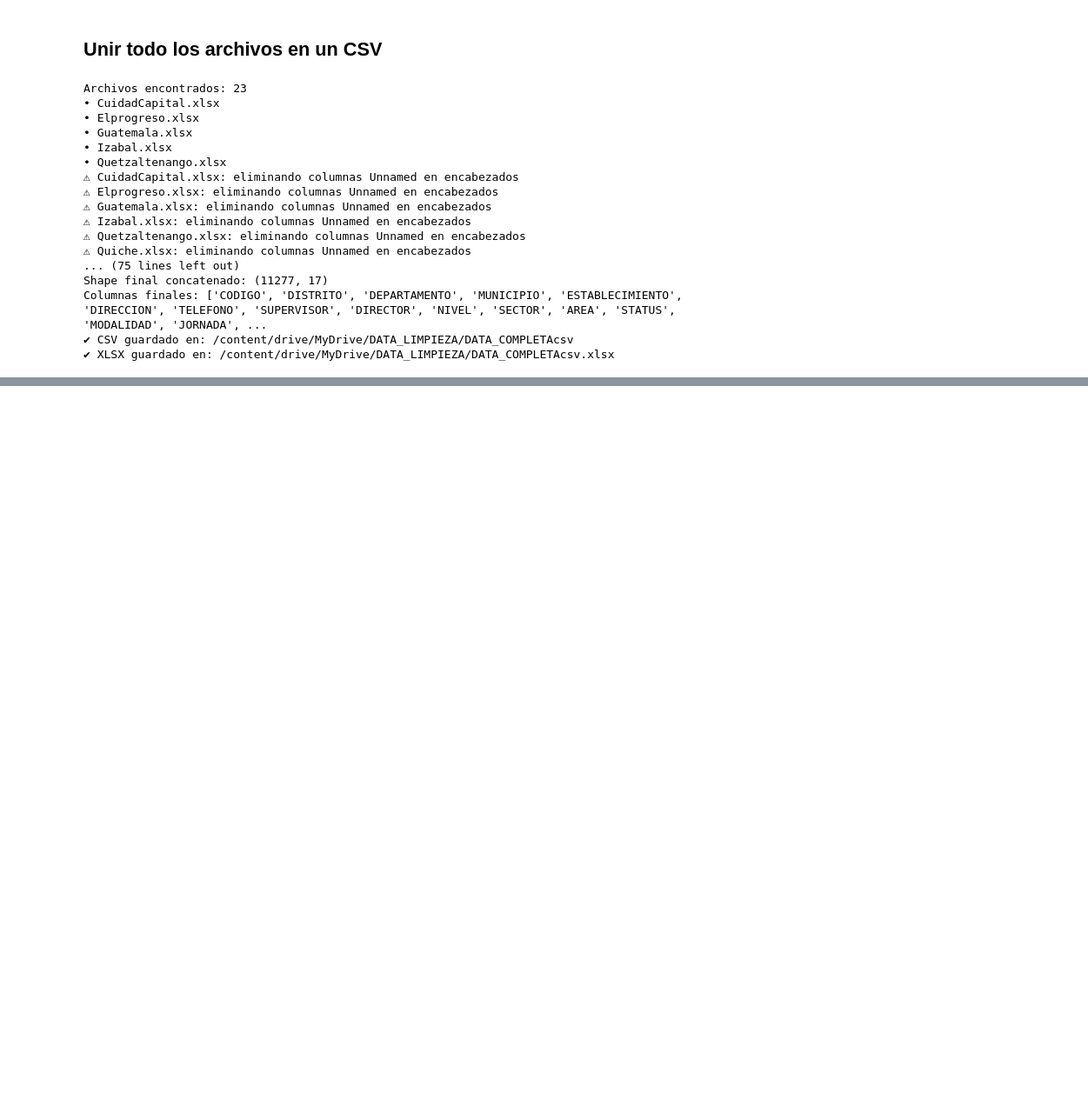
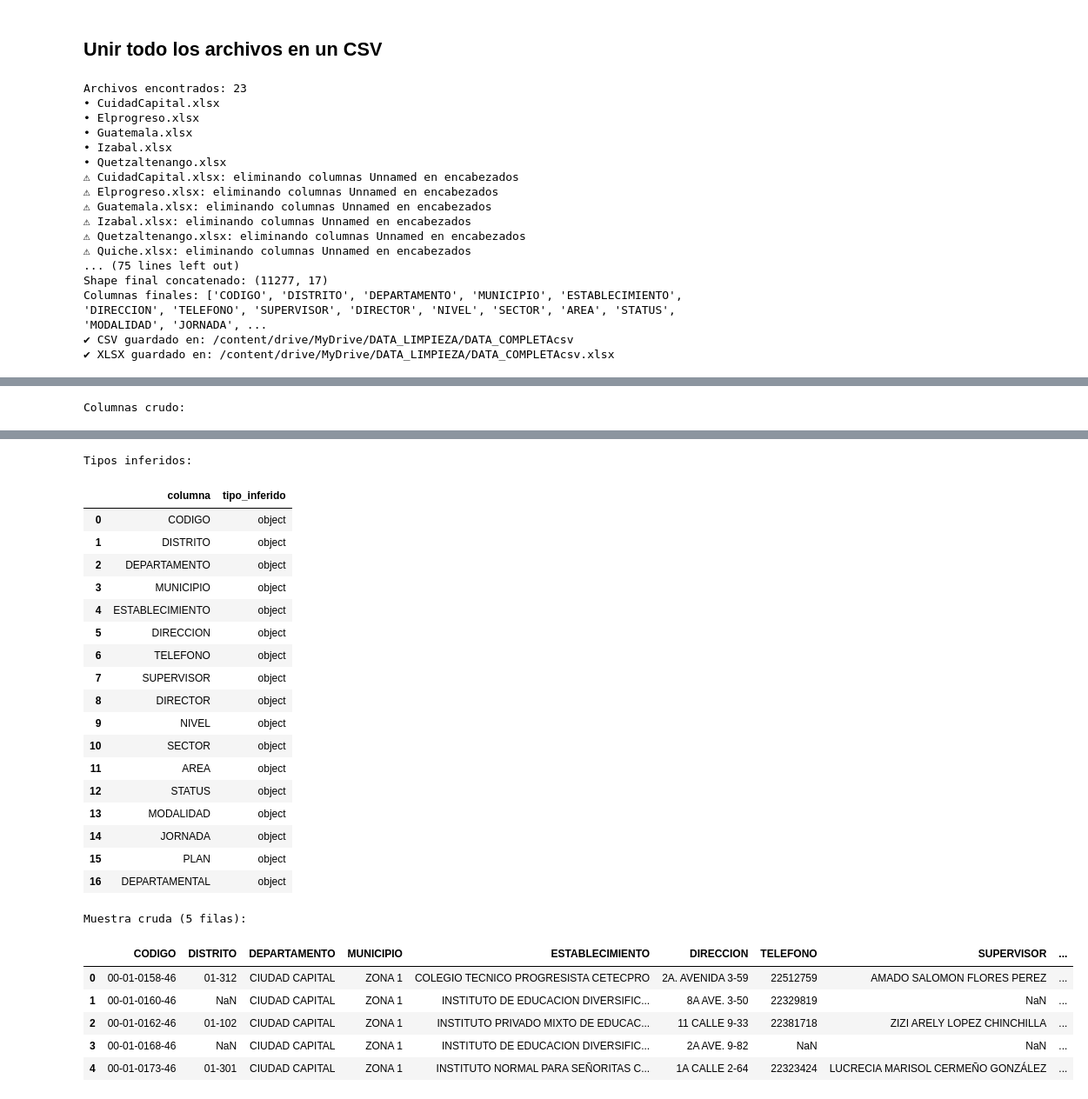
Before and after one commit to DiederichSolis/PR_data, a Jupyter notebook: Proyecto.ipynb, the cells around one changed output, grey strips where cells are left out. Shown: that part at 87% size. Drawn from its saved outputs; the diff is of its cells as text; code cells hidden in the pictures; blank space fills up the shorter version.

```diff
--- a/Proyecto.ipynb
+++ b/Proyecto.ipynb
@@ -272,0 +308,19 @@ Columnas finales: ['CODIGO', 'DISTRITO', 'DEPARTAMENTO', 'MUNICIPIO', 'ESTABLECI
+# %%
+# Foto de columnas crudo (orden y nombres exactos)
+cols_crudo = pd.DataFrame({"columna": df_raw.columns})
+cols_crudo.to_csv(os.path.join(OUT_DIR, "01_cols_crudo.csv"), index=False)
+
+# Tipos "inferidos" suavemente (para diagnóstico, no para limpieza)
+tipos = df_raw.infer_objects(copy=False).dtypes.astype(str).reset_index()
+tipos.columns = ["columna", "tipo_inferido"]
+tipos.to_csv(os.path.join(OUT_DIR, "02_tipos_inferidos.csv"), index=False)
+
+print("Columnas crudo:")
+display(cols_crudo)
+print("\nTipos inferidos:")
+display(tipos)
+
+print("\nMuestra cruda (5 filas):")
+display(df_raw.head(5))
+# %% [output]
+Columnas crudo:
@@ -272,0 +345,26 @@ Columnas finales: ['CODIGO', 'DISTRITO', 'DEPARTAMENTO', 'MUNICIPIO', 'ESTABLECI
+Tipos inferidos:
+|  | columna | tipo_inferido |
+| 0 | CODIGO | object |
+| 1 | DISTRITO | object |
+| 2 | DEPARTAMENTO | object |
+| 3 | MUNICIPIO | object |
+| 4 | ESTABLECIMIENTO | object |
+| 5 | DIRECCION | object |
+| 6 | TELEFONO | object |
+| 7 | SUPERVISOR | object |
+| 8 | DIRECTOR | object |
+| 9 | NIVEL | object |
+| 10 | SECTOR | object |
+| 11 | AREA | object |
+| 12 | STATUS | object |
+| 13 | MODALIDAD | object |
+| 14 | JORNADA | object |
+| 15 | PLAN | object |
+| 16 | DEPARTAMENTAL | object |
+Muestra cruda (5 filas):
+|  | CODIGO | DISTRITO | DEPARTAMENTO | MUNICIPIO | ESTABLECIMIENTO | DIRECCION | TELEFONO | SUPERVISOR | ... |
+| 0 | 00-01-0158-46 | 01-312 | CIUDAD CAPITAL | ZONA 1 | COLEGIO TECNICO PROGRESISTA CETECPRO | 2A. AVENIDA 3-59 | 22512759 | AMADO SALOMON FLORES PEREZ | ... |
+| 1 | 00-01-0160-46 | NaN | CIUDAD CAPITAL | ZONA 1 | INSTITUTO DE EDUCACION DIVERSIFIC... | 8A AVE. 3-50 | 22329819 | NaN | ... |
+| 2 | 00-01-0162-46 | 01-102 | CIUDAD CAPITAL | ZONA 1 | INSTITUTO PRIVADO MIXTO DE EDUCAC... | 11 CALLE 9-33 | 22381718 | ZIZI ARELY LOPEZ CHINCHILLA | ... |
+| 3 | 00-01-0168-46 | NaN | CIUDAD CAPITAL | ZONA 1 | INSTITUTO DE EDUCACION DIVERSIFIC... | 2A AVE. 9-82 | NaN | NaN | ... |
+| 4 | 00-01-0173-46 | 01-301 | CIUDAD CAPITAL | ZONA 1 | INSTITUTO NORMAL PARA SEÑORITAS C... | 1A CALLE 2-64 | 22323424 | LUCRECIA MARISOL CERMEÑO GONZÁLEZ | ... |
```
Also changed, not shown: parts of 10 cells of this notebook.
